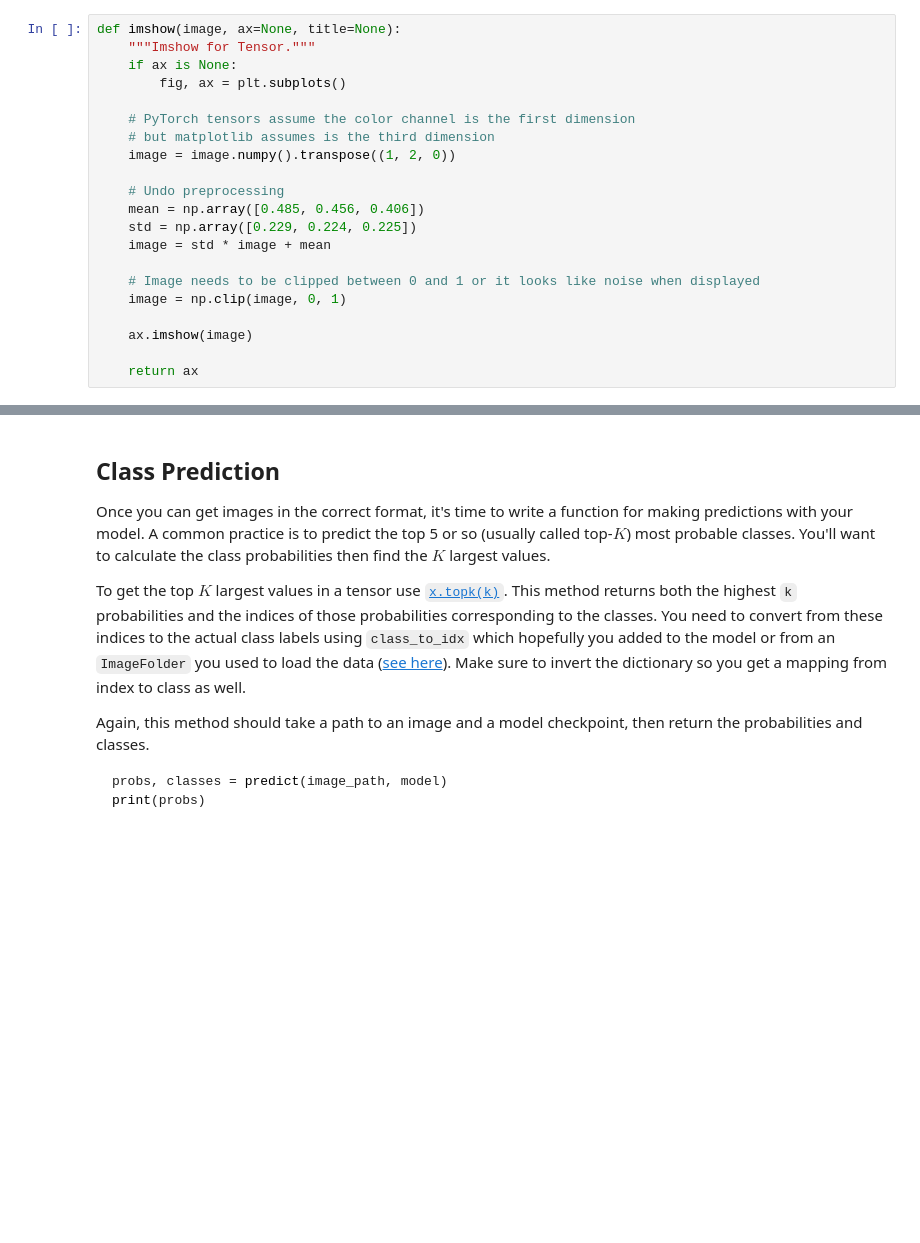
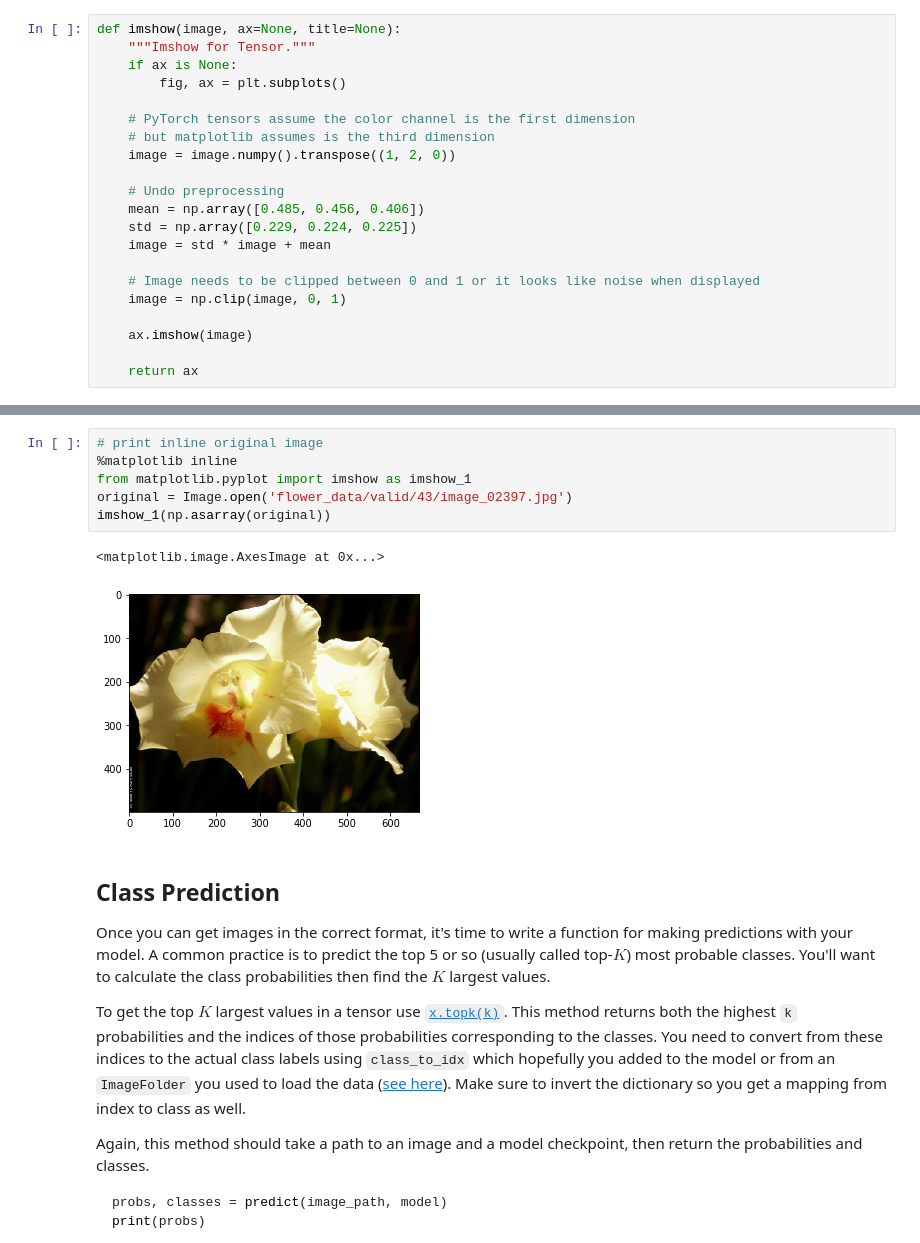
Before and after one commit to zhecho/aipnd-project, a Jupyter notebook: Image Classifier Project-zh.ipynb, the cells around one changed output, grey strips where cells are left out. Cells and saved outputs as stored; diff of their text form; blank space fills up the shorter version.

```diff
--- a/Image Classifier Project-zh.ipynb
+++ b/Image Classifier Project-zh.ipynb
@@ -368,3 +370,12 @@ AttributeError: 'numpy.ndarray' object has no attribute 'numpy'
+# %%
+# print inline original image
+%matplotlib inline
+from matplotlib.pyplot import imshow as imshow_1
+original = Image.open('flower_data/valid/43/image_02397.jpg')
+imshow_1(np.asarray(original))
+# %% [output]
+<matplotlib.image.AxesImage at 0x...>
+[figure, added]
 # %% [markdown]
 ## Class Prediction
 
```
Also changed, not shown: parts of 5 cells of this notebook.
